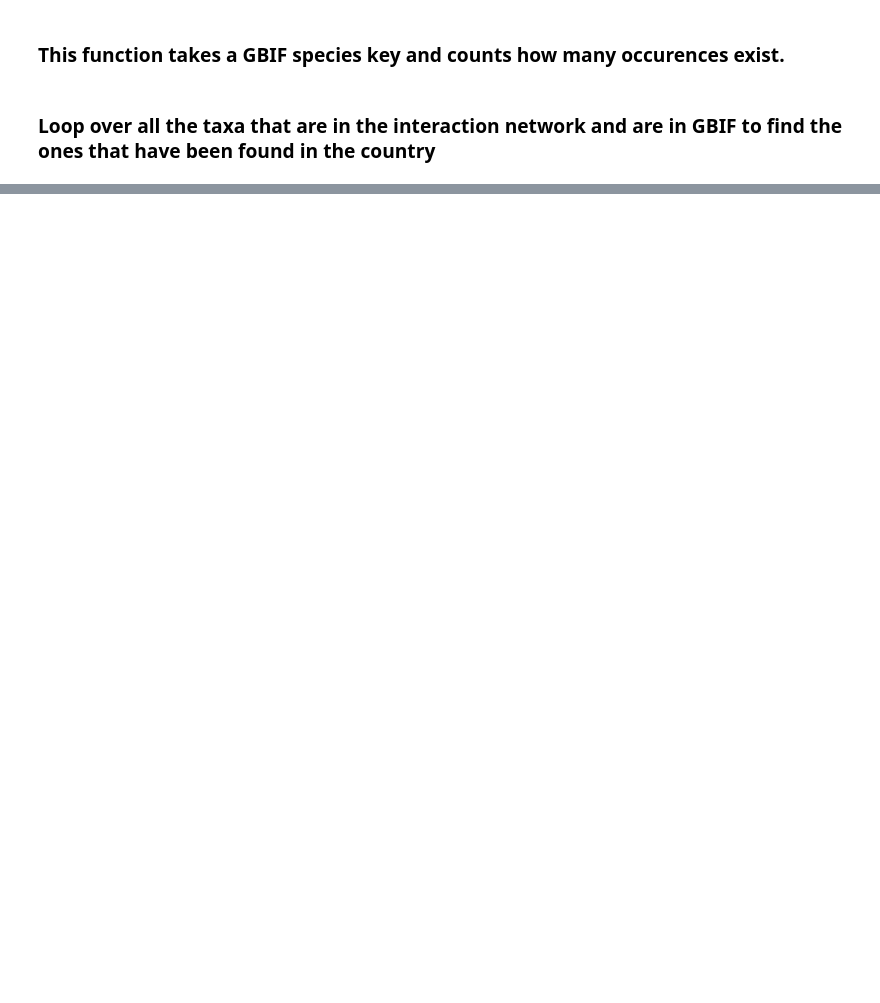
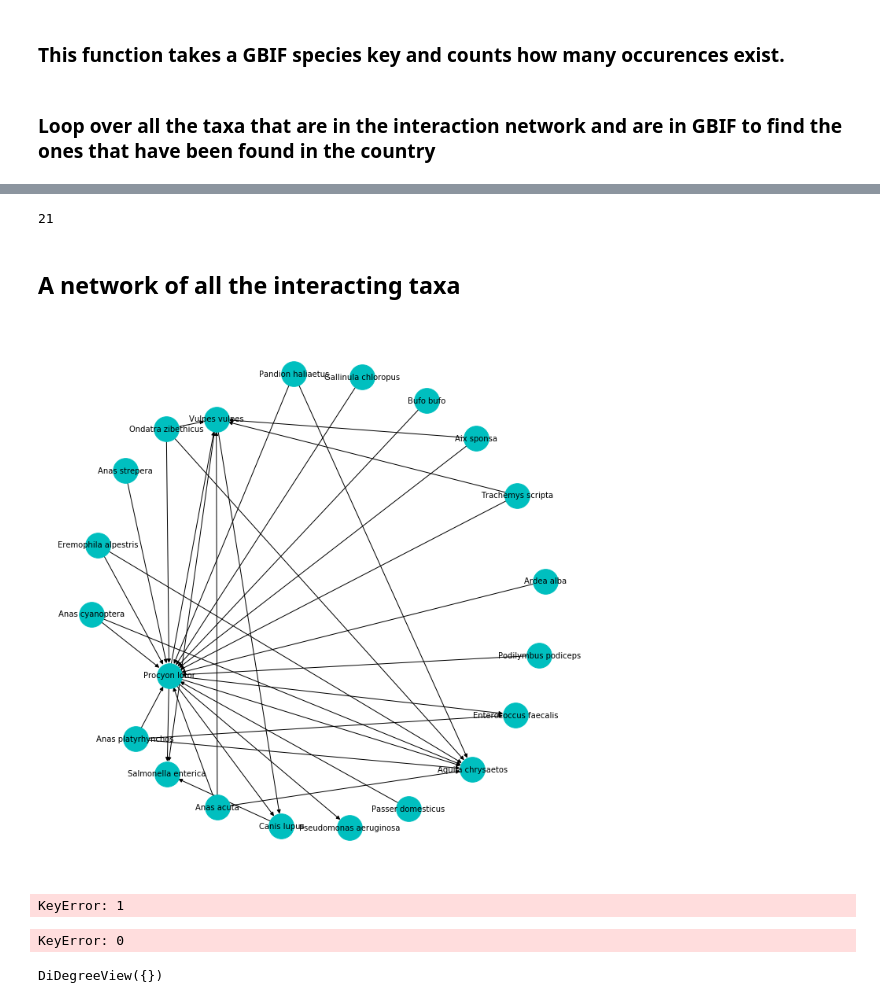
Before and after one commit to AgentschapPlantentuinMeise/interactias, a Jupyter notebook: notebook/interactias-geoSelectNetwork.ipynb, the cells around one changed output, grey strips where cells are left out. Cells and saved outputs as stored; diff of their text form; code cells hidden in the pictures; blank space fills up the shorter version.

Commit message:
Added network diagram with networkx

```diff
--- a/notebook/interactias-geoSelectNetwork.ipynb
+++ b/notebook/interactias-geoSelectNetwork.ipynb
@@ -323,0 +397,3 @@ The number of species left in the network is 20
+# %%
+# Create graphic object
+G = nx.DiGraph()
@@ -323,0 +410,20 @@ The number of species left in the network is 20
+# %%
+# iterate over rows with iterrows()
+for index, row in taxaFoundInCountry.iterrows():
+     # access data using column names
+    print(row['species'], row['count'], row['key'])
+    G.add_node(row['species'])
+    #G.add_node(row['targetTaxonName'])
+    #print(colorInteractionsDf[colorInteractionsDf.interaction == row['interactionTypeName']].iloc[:,1])
+    #G.add_edge(row['targetTaxonName'], row['sourceTaxonName'], label = row['interactionTypeName'])
+    for edge in cleanInteractDataTaxon.iterrows():
+        if row['species'] == edge[1]['sourceTaxonName']:
+            print(edge[1]['sourceTaxonName'], edge[1]['targetTaxonName'],row['species'])
+            for index2, row2 in taxaFoundInCountry.iterrows():
+                #print(row2['species'])
+                if row2['species'] == edge[1]['targetTaxonName']:
+                    print(edge[1]['sourceTaxonName'],row2['species'])
+                    G.add_edge(row2['species'], edge[1]['sourceTaxonName'], label = edge[1]['interactionTypeName'])
+            #if row['species'] == edge[1]['sourceTaxonName']:
+            #    #print(edge[1]['sourceTaxonName'],row['species'])
+            #    G.add_edge(edge[1]['targetTaxonName'], edge[1]['sourceTaxonName'], label = edge[1]['interactionTypeName'])
@@ -323,0 +448,43 @@ The number of species left in the network is 20
+# %%
+len(list(G.nodes))
+#list(G.nodes(data=True))
+# %% [output]
+21
+# %% [markdown]
+## A network of all the interacting taxa
+# %%
+plt.figure(figsize=(10,10))
+edge_labels = nx.get_edge_attributes(G,'label')
+
+pos = nx.spring_layout(G, iterations=1000, k=40)
+#pos = nx.random_layout(G)
+#pos = nx.circular_layout(G)
+#pos = nx.spectral_layout(G)
+#pos = nx.shell_layout(G, scale=1)
+
+#nodeColors = nx.get_node_attributes(G,'color')
+
+#nx.draw_networkx_edge_labels(G,pos, edge_labels = edge_labels, font_size=10, font_color='blue')
+
+#nx.draw_networkx_nodes(G, pos, node_color=nodeColors.values())
+
+nx.draw_networkx(G, pos, with_labels=True, node_size=1000, node_color='c', alpha= 1, arrows=True,
+                    linewidths=1, font_color="black", font_size=10, style = 'dashed')
+
+plt.axis('off')
+plt.tight_layout()
+plt.show()
+# %% [output]
+[figure, added]
+# %%
+G[1]
+# %% [output]
+KeyError: 1
+# %%
+G.adj[0]
+# %% [output]
+KeyError: 0
+# %%
+nx.degree(G)
+# %% [output]
+DiDegreeView({})
```
Also changed, not shown: parts of 36 cells of this notebook.
